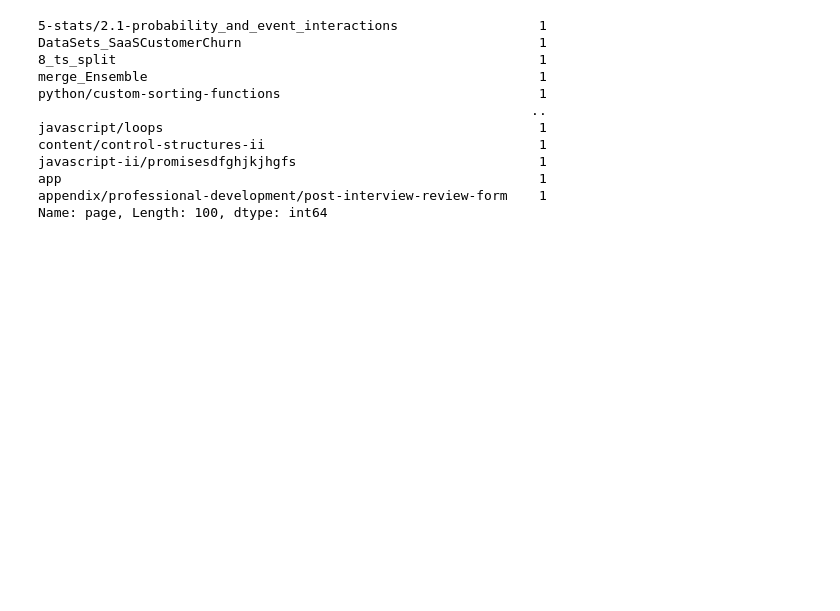
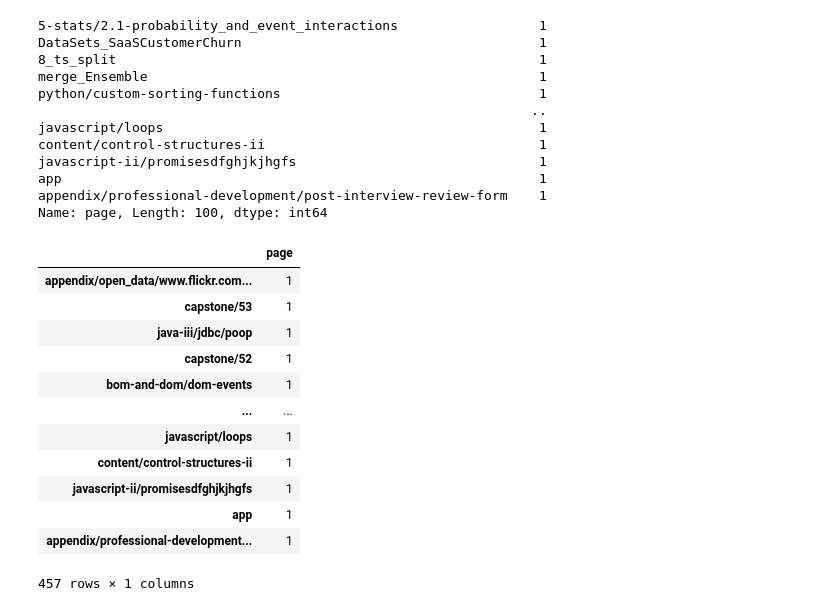
Before and after one commit to DanChurchill/anomaly_detection_project, a Jupyter notebook: initial_questions.ipynb, the cells around one changed output. Drawn from its saved outputs; the diff is of its cells as text; code cells hidden in the pictures; blank space fills up the shorter version.

```diff
--- a/initial_questions.ipynb
+++ b/initial_questions.ipynb
@@ -366,3 +348,21 @@ javascript-ii/promisesdfghjkjhgfs                               1
 app                                                             1
 appendix/professional-development/post-interview-review-form    1
 Name: page, Length: 100, dtype: int64
+# %%
+counts = pd.DataFrame(df.page.value_counts())
+# %%
+counts[counts.page == 1]
+# %% [output]
+|  | page |
+| appendix/open_data/www.flickr.com... | 1 |
+| capstone/53 | 1 |
+| java-iii/jdbc/poop | 1 |
+| capstone/52 | 1 |
+| bom-and-dom/dom-events | 1 |
+| ... | ... |
+| javascript/loops | 1 |
+| content/control-structures-ii | 1 |
+| javascript-ii/promisesdfghjkjhgfs | 1 |
+| app | 1 |
+| appendix/professional-development... | 1 |
+457 rows × 1 columns
```
Also changed, not shown: parts of 19 cells of this notebook.
